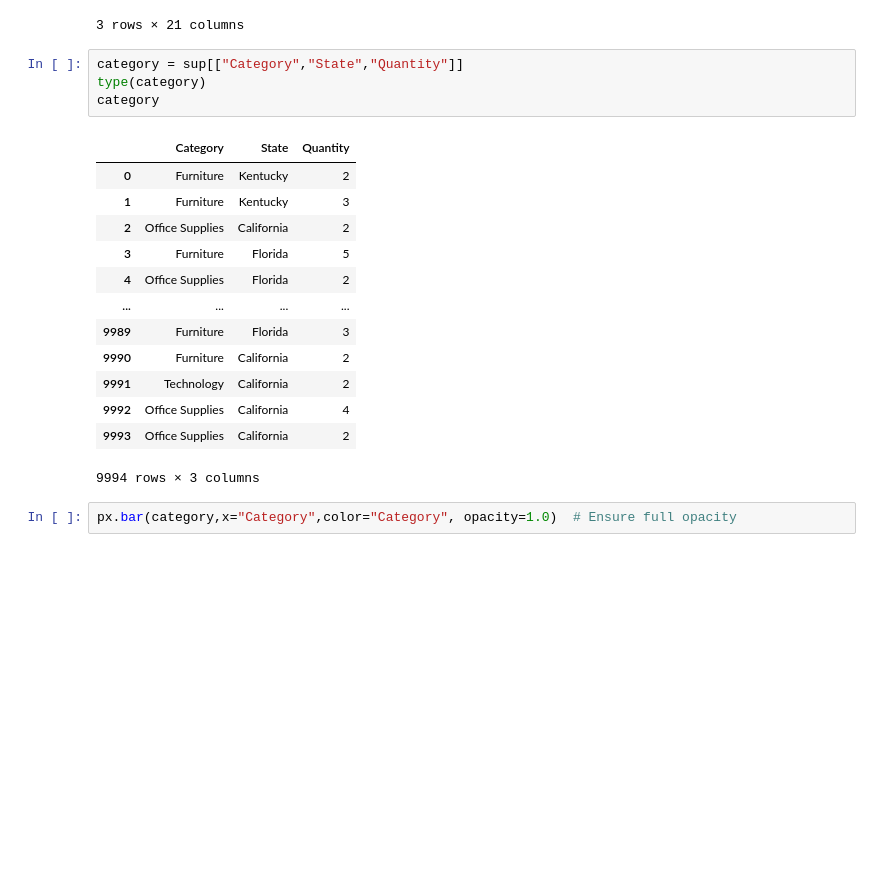
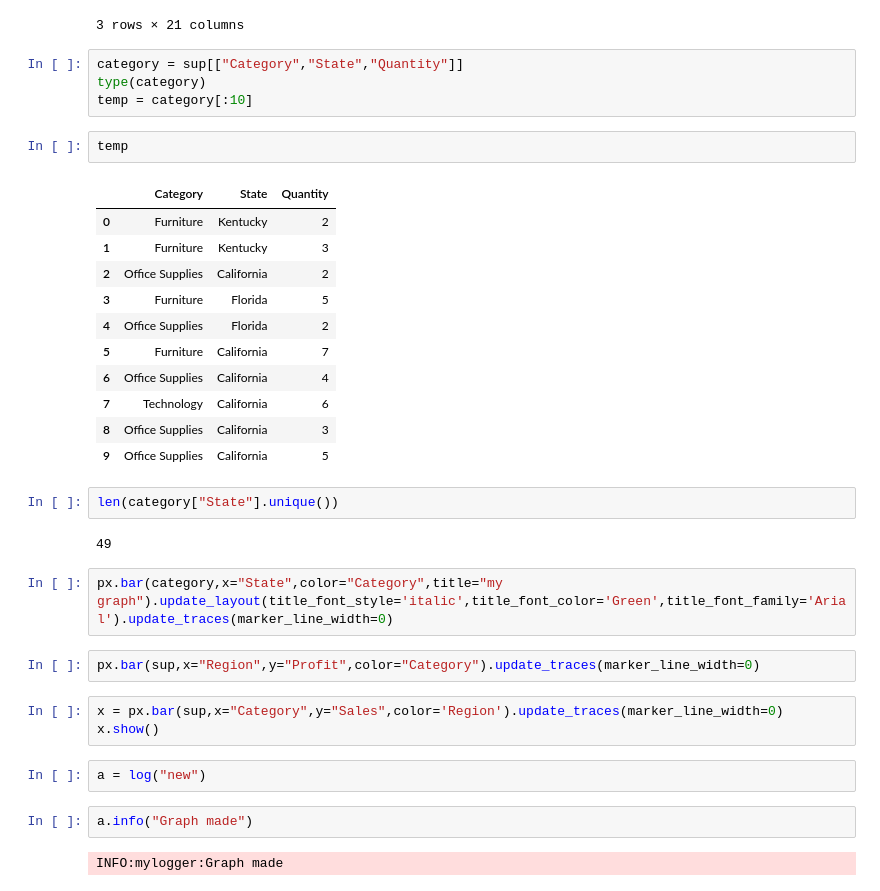
Before and after one commit to Rughwed/BIZ-METRIC, a Jupyter notebook: panda/mat_plotly.ipynb, the cells around one changed output. Drawn from its saved outputs; the diff is of its cells as text; blank space fills up the shorter version.

```diff
--- a/panda/mat_plotly.ipynb
+++ b/panda/mat_plotly.ipynb
@@ -15,20 +16,35 @@ sup.head(3)
 # %%
 category = sup[["Category","State","Quantity"]]
 type(category)
-category
+temp = category[:10]
-# %% [output]
-|  | Category | State | Quantity |
-| 0 | Furniture | Kentucky | 2 |
-| 1 | Furniture | Kentucky | 3 |
-| 2 | Office Supplies | California | 2 |
-| 3 | Furniture | Florida | 5 |
-| 4 | Office Supplies | Florida | 2 |
-| ... | ... | ... | ... |
-| 9989 | Furniture | Florida | 3 |
-| 9990 | Furniture | California | 2 |
-| 9991 | Technology | California | 2 |
-| 9992 | Office Supplies | California | 4 |
-| 9993 | Office Supplies | California | 2 |
-9994 rows × 3 columns
+# %%
+temp
+# %% [output]
+|  | Category | State | Quantity |
+| 0 | Furniture | Kentucky | 2 |
+| 1 | Furniture | Kentucky | 3 |
+| 2 | Office Supplies | California | 2 |
+| 3 | Furniture | Florida | 5 |
+| 4 | Office Supplies | Florida | 2 |
+| 5 | Furniture | California | 7 |
+| 6 | Office Supplies | California | 4 |
+| 7 | Technology | California | 6 |
+| 8 | Office Supplies | California | 3 |
+| 9 | Office Supplies | California | 5 |
+# %%
+len(category["State"].unique())
+# %% [output]
+49
+# %%
+px.bar(category,x="State",color="Category",title="my graph").update_layout(title_font_style='italic',title_font_color='Green',title_font_family='Arial').update_traces(marker_line_width=0)
 # %%
-px.bar(category,x="Category",color="Category", opacity=1.0)  # Ensure full opacity
+px.bar(sup,x="Region",y="Profit",color="Category").update_traces(marker_line_width=0)
+# %%
+x = px.bar(sup,x="Category",y="Sales",color='Region').update_traces(marker_line_width=0)
+x.show()
+# %%
+a = log("new")
+# %%
+a.info("Graph made")
+# %% [output]
+INFO:mylogger:Graph made
```
Also changed, not shown: parts of 9 cells of this notebook, 3 other files.
